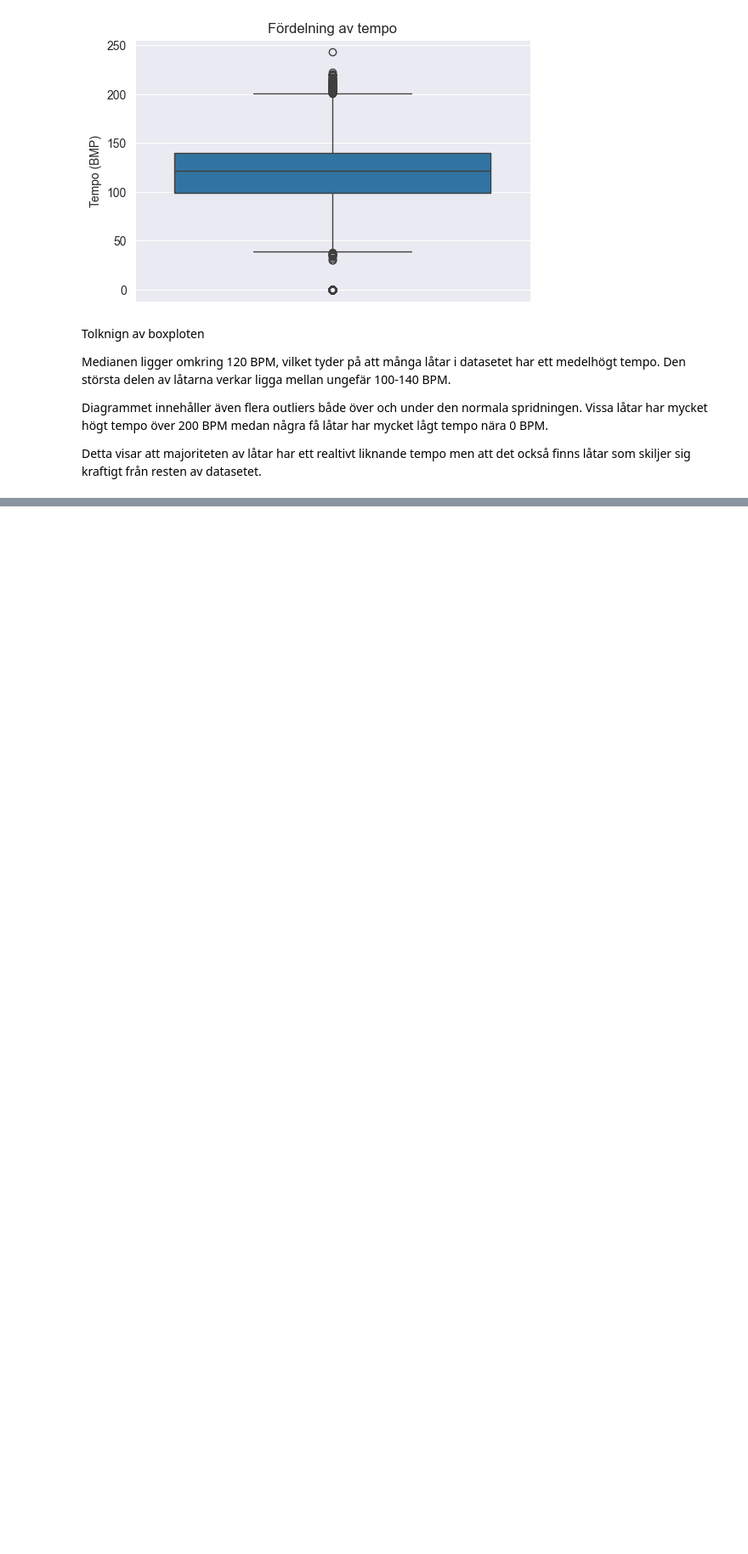
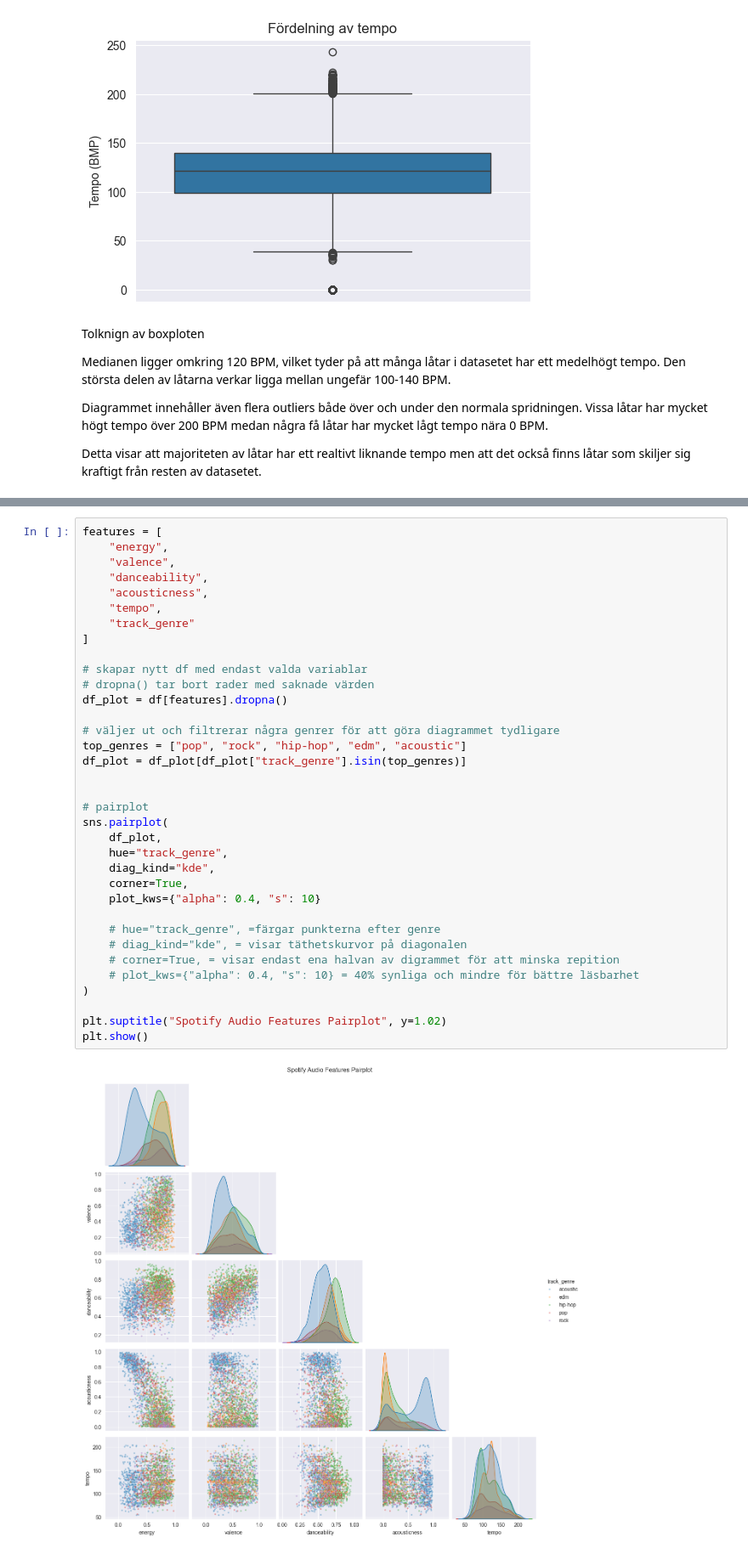
Before and after one commit to LinaHalle/spotify-dataset-analysis, a Jupyter notebook: spotify_analysis.ipynb, the cells around one changed output, grey strips where cells are left out. Shown at 85% size. Saved outputs shown, nothing was run; the diff lists cells and outputs as text; blank space fills up the shorter version.

Commit message:
Finished a pairplot diagram and analysed the results

```diff
--- a/spotify_analysis.ipynb
+++ b/spotify_analysis.ipynb
@@ -308,0 +328,37 @@ Detta visar att majoriteten av låtar har ett realtivt liknande tempo men att de
+# %%
+features = [
+    "energy",
+    "valence",
+    "danceability",
+    "acousticness",
+    "tempo",
+    "track_genre"
+]
+
+# skapar nytt df med endast valda variablar
+# dropna() tar bort rader med saknade värden
+df_plot = df[features].dropna()
+
+# väljer ut och filtrerar några genrer för att göra diagrammet tydligare
+top_genres = ["pop", "rock", "hip-hop", "edm", "acoustic"]
+df_plot = df_plot[df_plot["track_genre"].isin(top_genres)]
+
+
+# pairplot
+sns.pairplot(
+    df_plot,
+    hue="track_genre",
+    diag_kind="kde",
+    corner=True,
+    plot_kws={"alpha": 0.4, "s": 10}
+
+    # hue="track_genre", =färgar punkterna efter genre
+    # diag_kind="kde", = visar täthetskurvor på diagonalen
+    # corner=True, = visar endast ena halvan av digrammet för att minska repition
+    # plot_kws={"alpha": 0.4, "s": 10} = 40% synliga och mindre för bättre läsbarhet
+)
+
+plt.suptitle("Spotify Audio Features Pairplot", y=1.02)
+plt.show()
+# %% [output]
+[figure, added]
```
Also changed, not shown: parts of 2 cells of this notebook.
